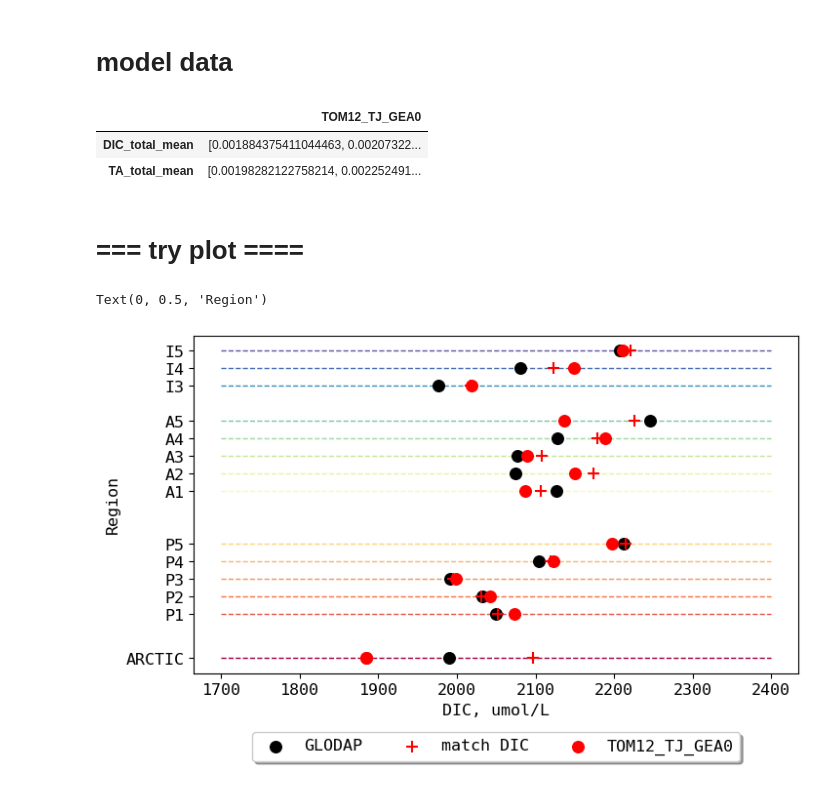
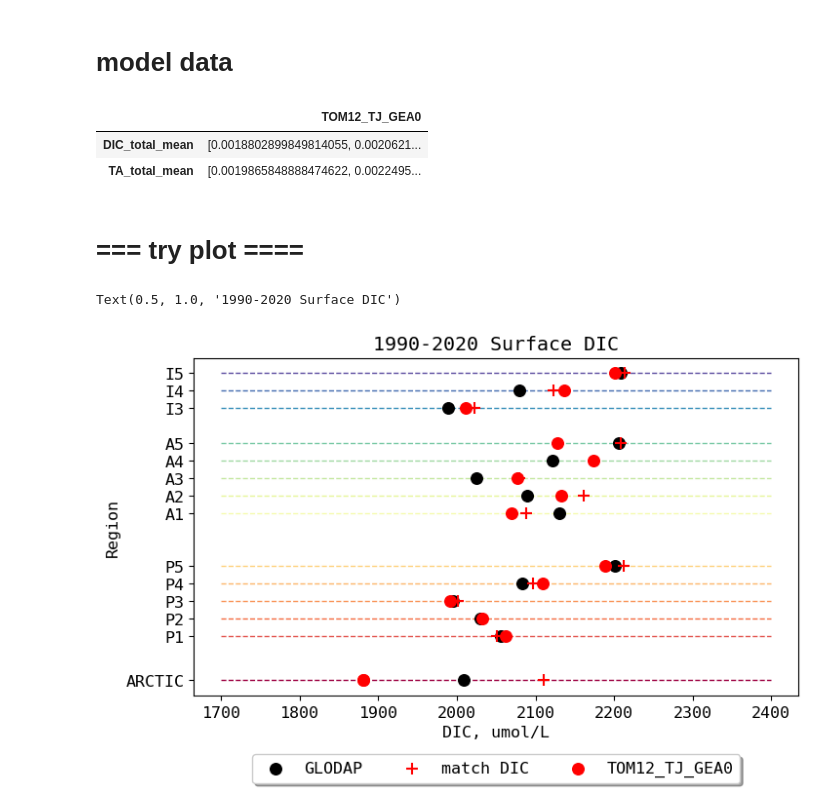
Before and after one commit to biu23/Carbonate_Chemistry_Models, a Jupyter notebook: test_script/match_mld_obs.ipynb, the cells around one changed output. Drawn from its saved outputs; the diff is of its cells as text; code cells hidden in the pictures.

Commit message:
'new run, improve plots'

```diff
--- a/test_script/match_mld_obs.ipynb
+++ b/test_script/match_mld_obs.ipynb
@@ -93,7 +93,7 @@ for i, reg in enumerate(regs):
 # %% [markdown]
 (1) obs data
 # %%
-yrst = 2015
+yrst = 1990
 yrend = 2020
 # %%
 df = pd.read_csv('/gpfs/home/mep22dku/scratch/SOZONE/evalOutput/datasets/GLODAPv2.2022_GLOBAL_valid_DICTA_umolL_STITCHED.csv')
@@ -375,8 +375,8 @@ data_mapping = pd.DataFrame(data=data_mapping)
 data_mapping
 # %% [output]
 |  | TOM12_TJ_GEA0 |
-| DIC_total_mean | [0.001884375411044463, 0.00207322... |
-| TA_total_mean | [0.00198282122758214, 0.002252491... |
+| DIC_total_mean | [0.0018802899849814055, 0.0020621... |
+| TA_total_mean | [0.0019865848888474622, 0.0022495... |
 # %% [markdown]
 # === try plot ====
 # %%
@@ -412,35 +412,36 @@ labels = ['ARCTIC', 'P1', 'P2', 'P3', 'P4', 'P5', 'A1', 'A2', 'A3', 'A4', 'A5',
 
 for i in range(0,len(regs)):
     rgba = cmap(norm(regdict[regs[i]]['number']))
     plt.hlines(y=regdict[regs[i]]['number'],
                xmin=xmin,
                xmax=xmax,
                 colors = rgba, linestyles='--', lw=1, zorder=-4)
 
     # plt.plot(xmin,regdict[regs[i]]['number'],
     #          color = rgba, label = regs[i],zorder=-3)        # line legend
     regdict[regs[i]]['colour'] = rgba
 
 
 # y label
 plt.yticks(y, labels) #rotation='vertical')
 
 
 # legend position
 box = ax.get_position()
 ax.set_position([box.x0, box.y0 + box.height * 0.1,
                  box.width, box.height * 0.9])
 ax.legend(loc='upper center', bbox_to_anchor=(0.5, -0.15),
           fancybox=True, shadow=True, ncol=3) # Put a legend below current axis
 
 # ax.set_facecolor("black")
 
 # plt.title(f'{yrst}-{yrend} Surface TA vs. DIC, TOM12_TJ_GEA0')
 plt.xlabel('DIC, umol/L')
 plt.ylabel('Region')
+plt.title(f'{yrst}-{yrend} Surface DIC')
 # %% [output]
-Text(0, 0.5, 'Region')
+Text(0.5, 1.0, '1990-2020 Surface DIC')
-[figure, old version]
+[figure, new version]
 # %%
 fig = plt.figure(figsize=(8,5))
 ax = plt.subplot(111)
```
Also changed, not shown: parts of 12 cells of this notebook.
